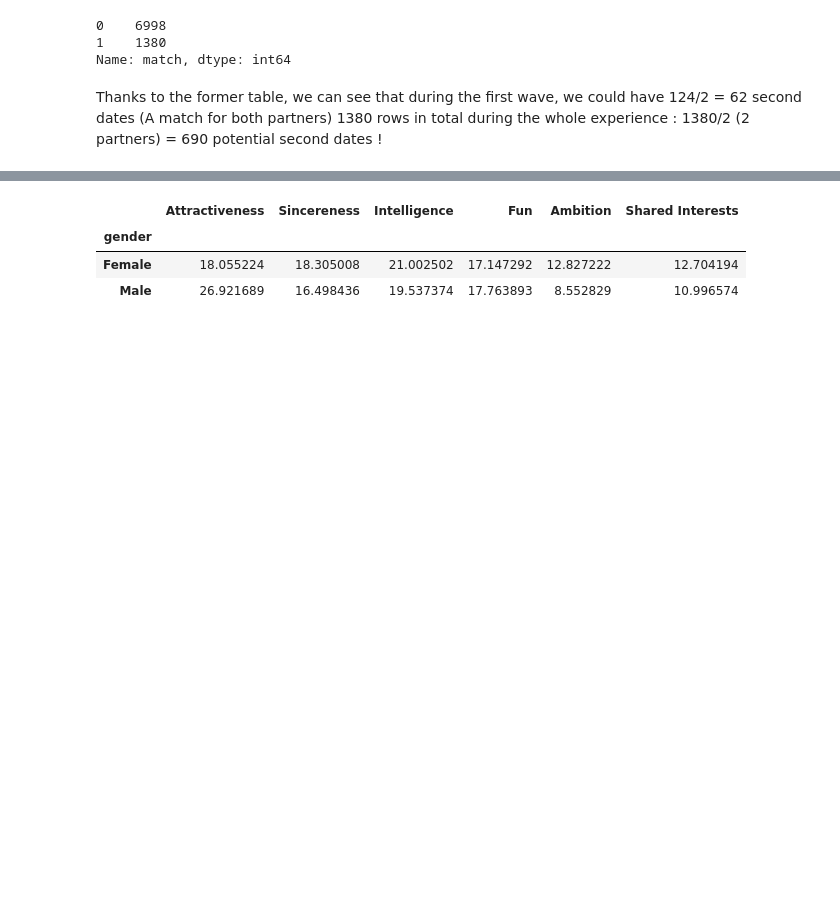
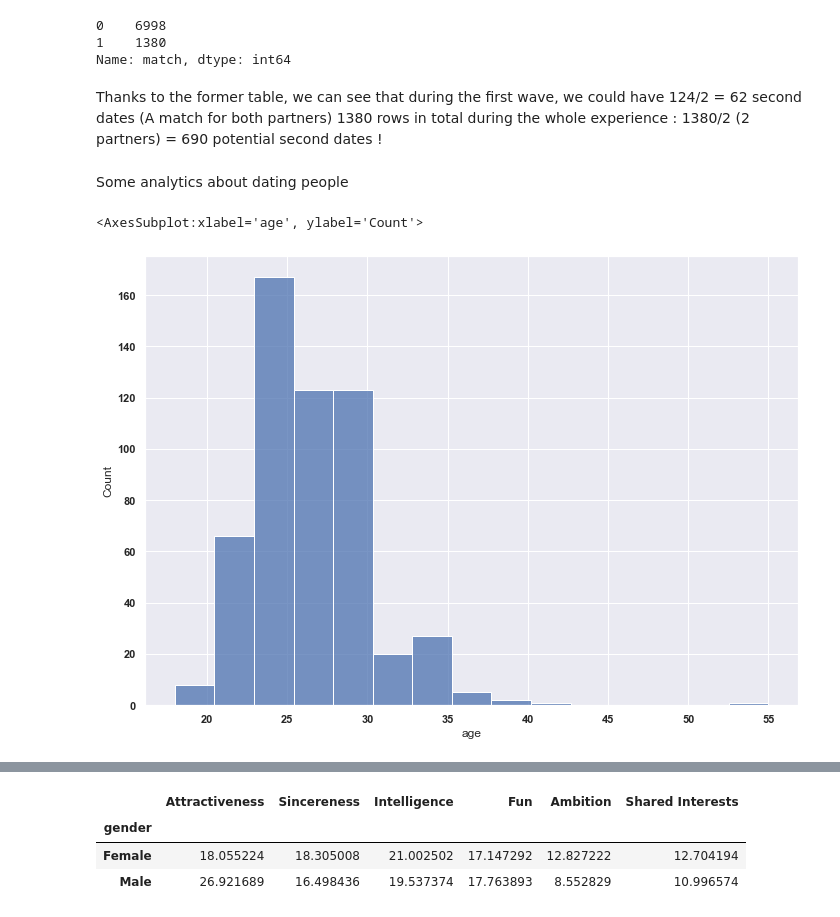
Before and after one commit to dafrd/speed-dating, a Jupyter notebook: analyze.ipynb, the cells around one changed output, grey strips where cells are left out. Saved outputs shown, nothing was run; the diff lists cells and outputs as text; code cells hidden in the pictures; blank space fills up the shorter version.

```diff
--- a/analyze.ipynb
+++ b/analyze.ipynb
@@ -168,0 +149,12 @@ fig2.show()
+# %% [markdown]
+Some analytics about dating people
+# %%
+#Let find the age of each person
+age = df.drop_duplicates(subset=['iid'])
+
+sns.set(rc={'figure.figsize':(11.7,8.27)})
+sns.set(style="darkgrid")
+sns.histplot(data=age , x='age',bins= 15)
+# %% [output]
+<AxesSubplot:xlabel='age', ylabel='Count'>
+[figure, added]
```
Also changed, not shown: parts of 29 cells of this notebook.
